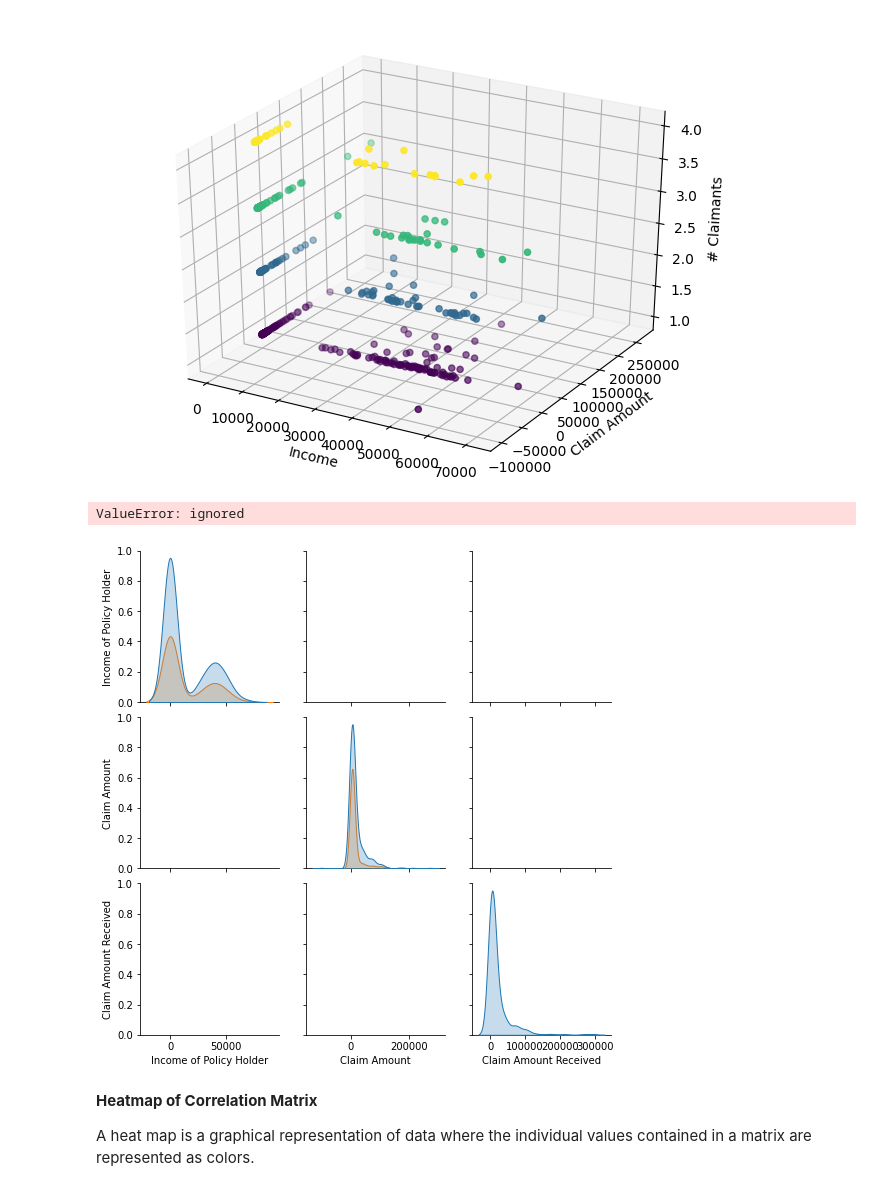
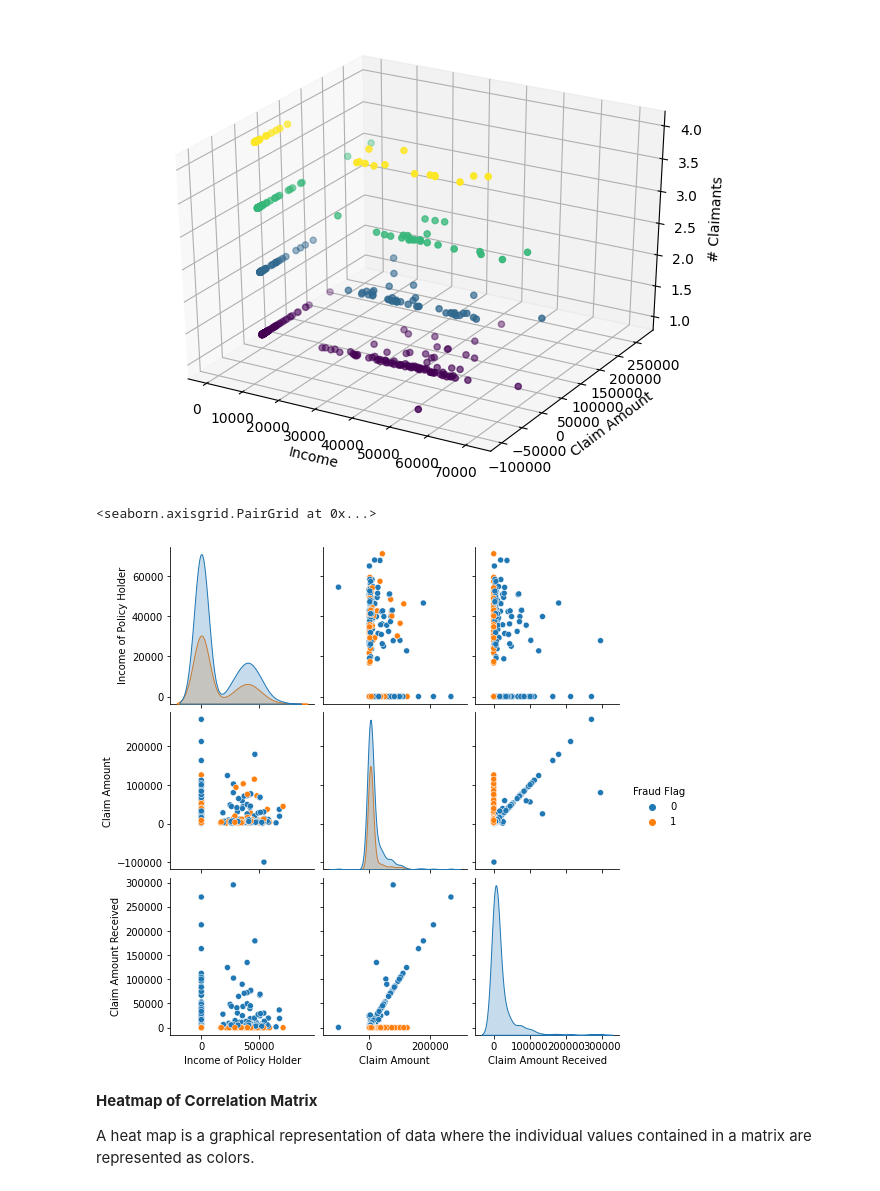
Before and after one commit to WilliamAshbee/DatascienceHomeworks, a Jupyter notebook: Chapter4_main.ipynb, the cells around one changed output. Drawn from its saved outputs; the diff is of its cells as text; code cells hidden in the pictures.

```diff
--- a/Chapter4_main.ipynb
+++ b/Chapter4_main.ipynb
@@ -334,18 +334,18 @@ plt.show()
 # %%
 # We can also create a scatter plot matrix (SPLOM).
 # Seaborn, which is a visualization library, provides a high-level interface for these.
 import seaborn as sns
 
 df_concise = df_scatter[ ['Income of Policy Holder', 'Claim Amount', 'Claim Amount Received', 'Fraud Flag'] ]
 
 # sns.set(style='ticks')
-sns.pairplot(df_concise, hue='Fraud Flag', markers=['+', 'o']) # hue is for mapping plot aspects to different colors.
+sns.pairplot(df_concise, hue='Fraud Flag')#, markers=['+', 'o']) # hue is for mapping plot aspects to different colors.
 
 # you can use the following to see the full pairplot
 # sns.pairplot(df_scatter)
 # %% [output]
-ValueError: ignored
+<seaborn.axisgrid.PairGrid at 0x...>
-[figure, old version]
+[figure, new version]
 # %% [markdown]
 **Heatmap of Correlation Matrix**
 
```
